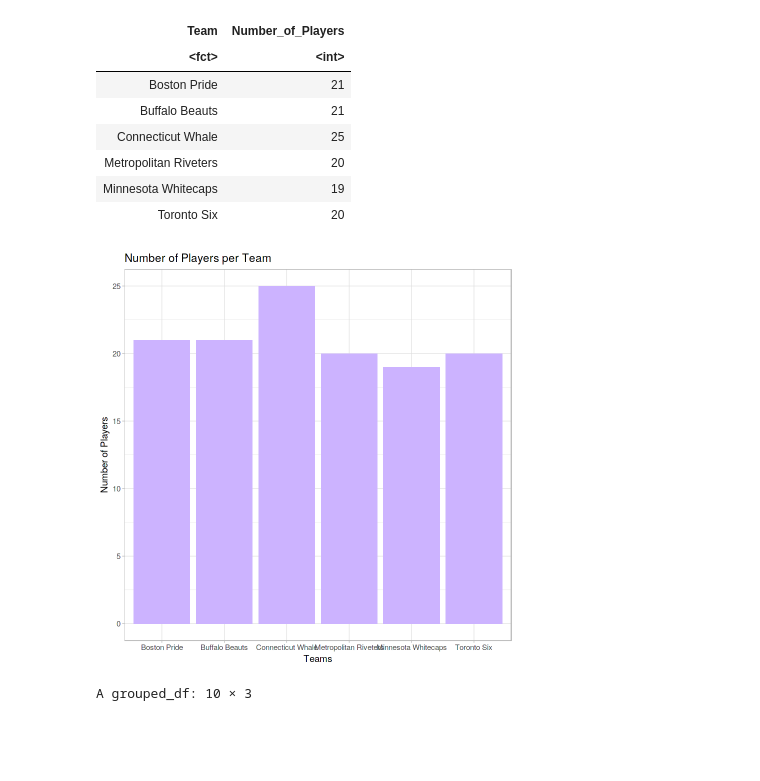
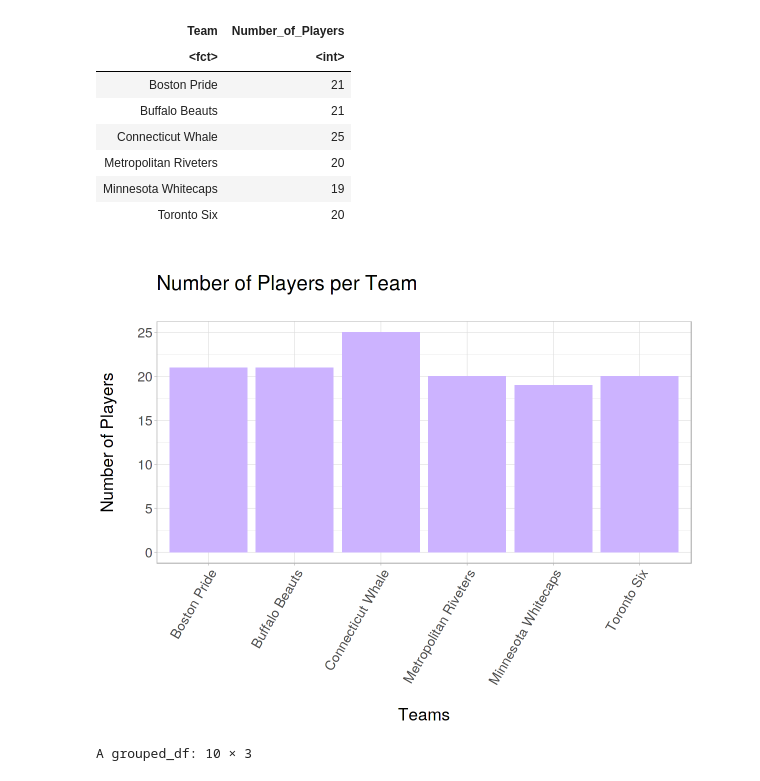
Before and after one commit to Harithap13/Rotman-Summer-NHWL-Datathon, a Jupyter notebook: rsd-nhwl-understanding-data.ipynb, the cells around one changed output. Saved outputs shown, nothing was run; the diff lists cells and outputs as text; code cells hidden in the pictures; blank space fills up the shorter version.

```diff
--- a/rsd-nhwl-understanding-data.ipynb
+++ b/rsd-nhwl-understanding-data.ipynb
@@ -329,23 +329,27 @@ A tibble: 6 × 2
 | Toronto Six | 20 |
 # %%
 library(ggplot2)
+library(repr)
+options(repr.plot.width=10, repr.plot.height=8)
 
 nhwl_df %>%
     group_by(Team) %>%
     summarise(Number_of_Players = n_distinct(Player)) %>%
 
 ggplot(aes(x = Team, y = Number_of_Players, fill = Team)) +
     geom_bar(stat = "identity", fill="#ccb3ff") +
     theme_light() +
+    theme(text = element_text(size=20),
+                axis.text.x = element_text(angle=60, hjust=1)) +
     labs(
-        x = "Teams",
-        y = "Number of Players",
+        x = "\nTeams",
+        y = "Number of Players\n",
         title = paste(
-            "Number of Players per Team"
+            "\nNumber of Players per Team\n"
         )
     )
 # %% [output]
-[figure, old version]
+[figure, new version]
 # %%
 # Count of events per player
 
```
Also changed, not shown: parts of 6 cells of this notebook.
